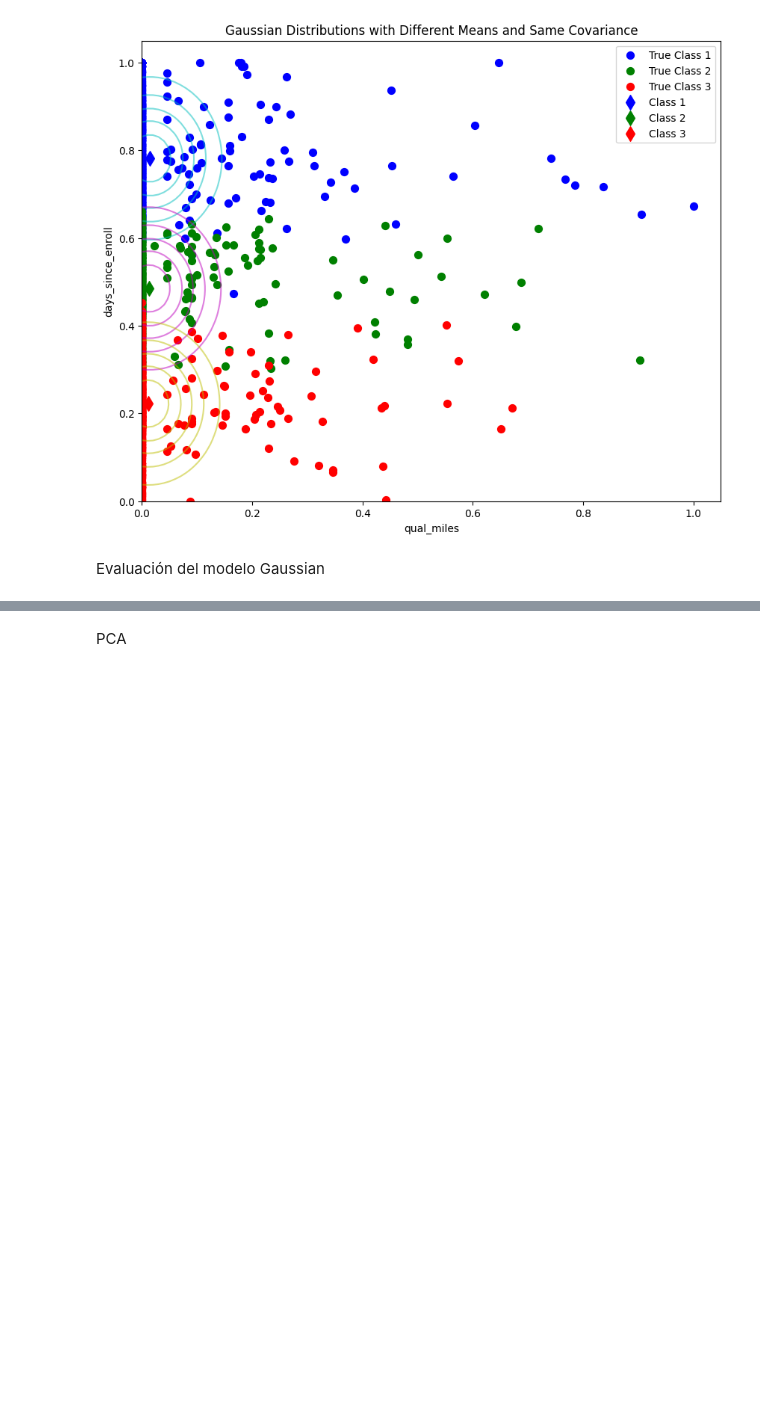
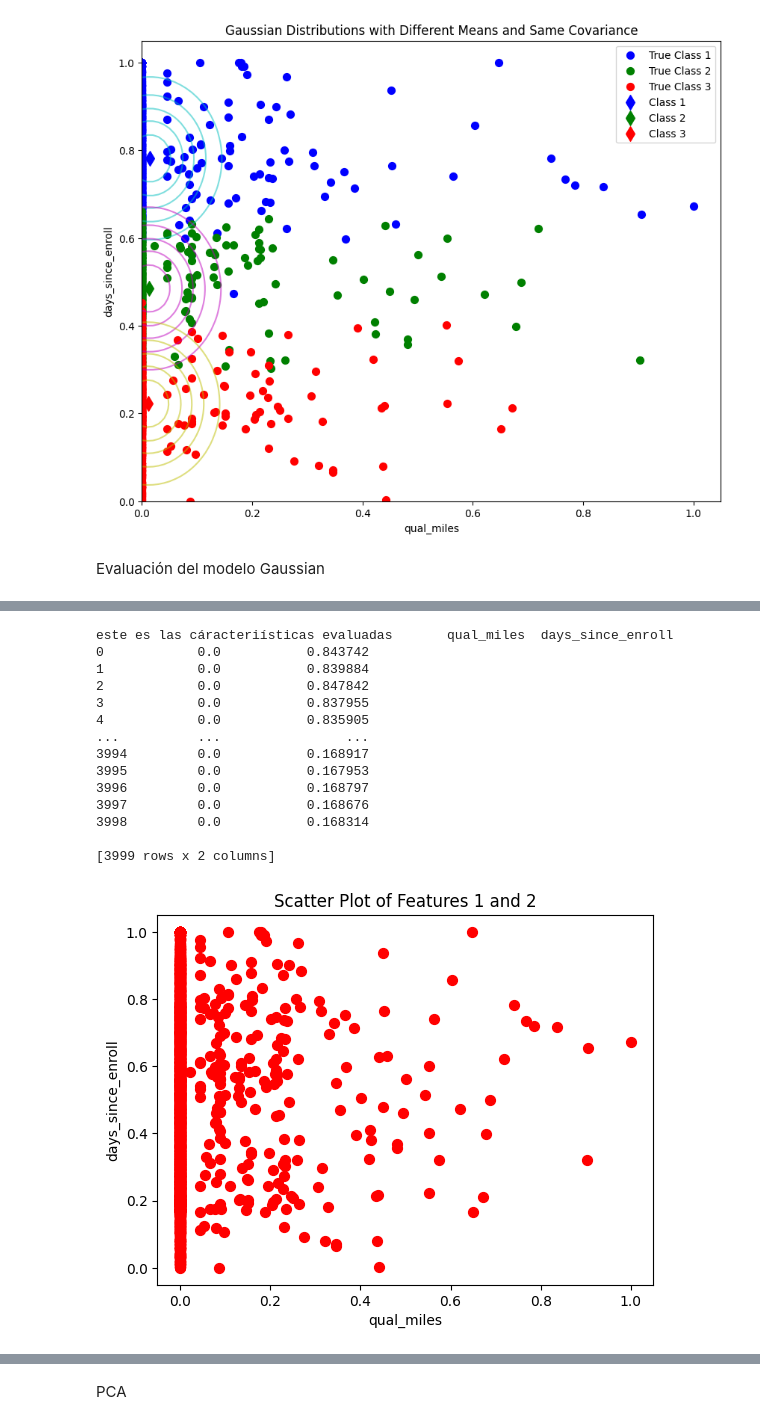
Before and after one commit to kennethLeonel/MachineLearning2, a Jupyter notebook: Taller1/Aerolinea.ipynb, the cells around one changed output, grey strips where cells are left out. Drawn from its saved outputs; the diff is of its cells as text; code cells hidden in the pictures; blank space fills up the shorter version.

```diff
--- a/Taller1/Aerolinea.ipynb
+++ b/Taller1/Aerolinea.ipynb
@@ -423,0 +333,31 @@ plt.show()
+# %%
+# Initialize parameters
+
+X = datosAerolineas_escalados.drop('award', axis=1)
+y = datosAerolineas_escalados['award']
+X_2d = X.iloc[:,[1,9]]
+print(f'este es las cáracteriísticas evaluadas {X_2d}')
+X_2d = X_2d.to_numpy()
+
+# Scatter plot of first two features
+plt.scatter(X_2d[:, 0], X_2d[:, 1], marker='o', color='r', s=50)
+plt.xlabel('qual_miles')
+plt.ylabel('days_since_enroll')
+plt.title('Scatter Plot of Features 1 and 2')
+plt.show()
+# %% [output]
+este es las cáracteriísticas evaluadas       qual_miles  days_since_enroll
+0            0.0           0.843742
+1            0.0           0.839884
+2            0.0           0.847842
+3            0.0           0.837955
+4            0.0           0.835905
+...          ...                ...
+3994         0.0           0.168917
+3995         0.0           0.167953
+3996         0.0           0.168797
+3997         0.0           0.168676
+3998         0.0           0.168314
+
+[3999 rows x 2 columns]
+[figure, added]
```
Also changed, not shown: parts of 17 cells of this notebook.
